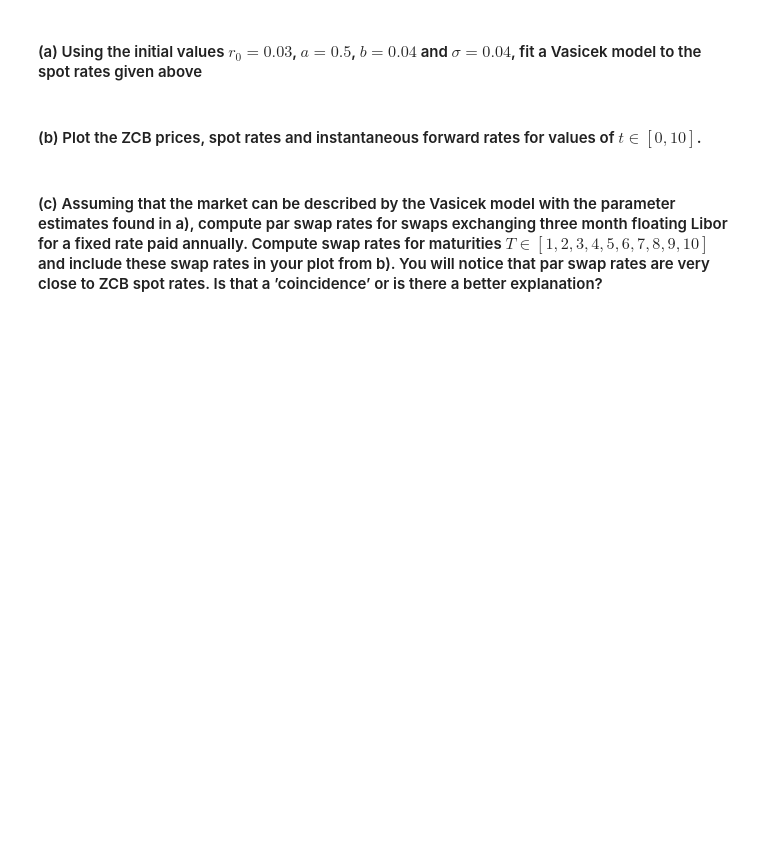
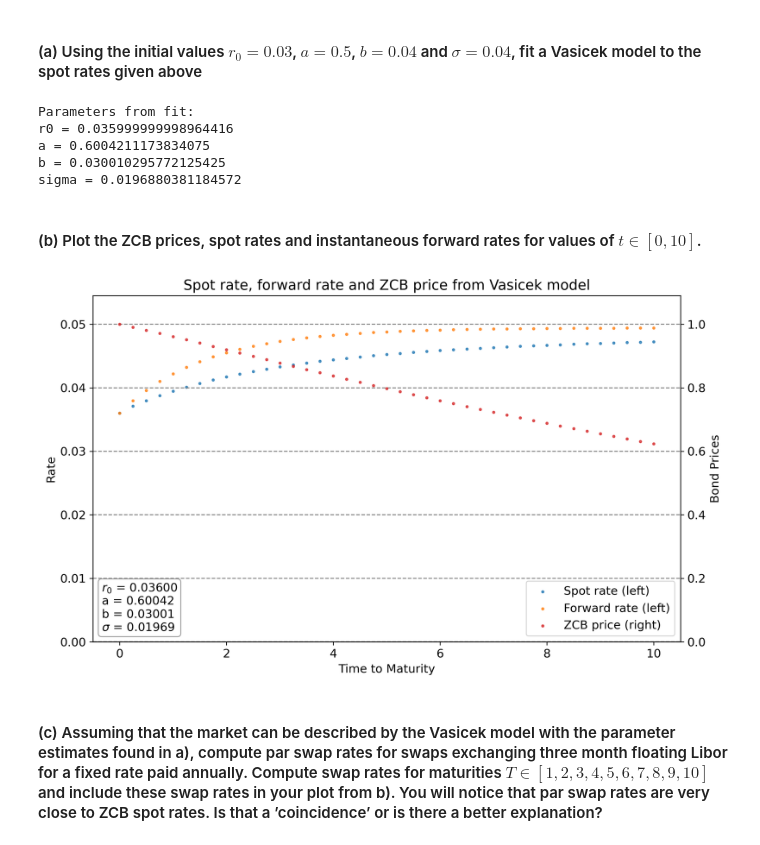
Before and after one commit to johanoelgaard/FixedIncome, a Jupyter notebook: Examples/Vasicek/vasicek.ipynb, the cells around one changed output. Drawn from its saved outputs; the diff is of its cells as text; code cells hidden in the pictures; blank space fills up the shorter version.

```diff
--- a/Examples/Vasicek/vasicek.ipynb
+++ b/Examples/Vasicek/vasicek.ipynb
@@ -55,7 +57,34 @@ The trick is Ito's isometry
 Assume you have fitted the ZCB yield curve and have gotten the results for continuously compounded spot rates and maturities shown in the file `vasicek_model_example.py`.
 # %% [markdown]
 #### (a) Using the initial values $r_0 = 0.03$, $a = 0.5$, $b = 0.04$ and $\sigma = 0.04$, fit a Vasicek model to the spot rates given above
+# %%
+T = np.array([0, 0.25, 0.5, 0.75, 1, 1.25, 1.5, 1.75, 2, 2.25, 2.5, 2.75, 3, 3.25, 3.5, 3.75, 4, 4.25, 4.5, 4.75,
+5, 5.25, 5.5, 5.75, 6, 6.25, 6.5, 6.75, 7, 7.25, 7.5, 7.75, 8, 8.25, 8.5, 8.75, 9, 9.25, 9.5, 9.75, 10])
+R = np.array([0.036, 0.03711, 0.03797, 0.03875, 0.03946, 0.0401, 0.04069, 0.04122, 0.04171, 0.04216, 0.04257, 0.04294, 0.04329,
+0.0436, 0.0439, 0.04417, 0.04441, 0.04464, 0.04486, 0.04506, 0.04524, 0.04541, 0.04557, 0.04572, 0.04586, 0.04599, 0.04611,
+0.04622, 0.04633, 0.04643, 0.04653, 0.04662, 0.0467, 0.04678, 0.04686, 0.04693, 0.047, 0.04706, 0.04712, 0.04718, 0.04724])
+param0 = 0.03, 0.5, 0.04, 0.04 # initial guess for the parameters, he uses 0.03, 0.5, 0.04, 0.03
+results = minimize(fid.fit_vasicek_obj,param0,method='nelder-mead',args=(R,T),options={'xatol':1e-20,'disp':False})
+r0, a, b, sigma = results.x
+print(f'Parameters from fit:\nr0 = {r0}\na = {a}\nb = {b}\nsigma = {sigma}')
+# %% [output]
+Parameters from fit:
+r0 = 0.035999999998964416
+a = 0.6004211173834075
+b = 0.030010295772125425
+sigma = 0.0196880381184572
 # %% [markdown]
 #### (b) Plot the ZCB prices, spot rates and instantaneous forward rates for values of $t \in [0,10]$.
+# %%
+p = fid.zcb_price_vasicek(r0, a, b, sigma, T)
+f = fid.forward_rate_vasicek(r0, a, b, sigma, T)
+
+left_axis = [{'label': 'Spot rate','x':T,'y':R},
+             {'label':'Forward rate','x':T,'y':f}]
+right_axis = [{'label':'ZCB price','x':T,'y':p}]
+text = {'$r_0$':r0,'a':a,'b':b,'$\sigma$':sigma}
+plot.rates(left_axis, right_axis,title='Spot rate, forward rate and ZCB price from Vasicek model',text=text)
+# %% [output]
+[figure, added]
 # %% [markdown]
 #### (c) Assuming that the market can be described by the Vasicek model with the parameter estimates found in a), compute par swap rates for swaps exchanging three month floating Libor for a fixed rate paid annually. Compute swap rates for maturities $T \in [1,2,3,4,5,6,7,8,9,10]$ and include these swap rates in your plot from b). You will notice that par swap rates are very close to ZCB spot rates. Is that a ’coincidence’ or is there a better explanation?
```
Also changed, not shown: parts of 30 cells of this notebook, 3 other files.
